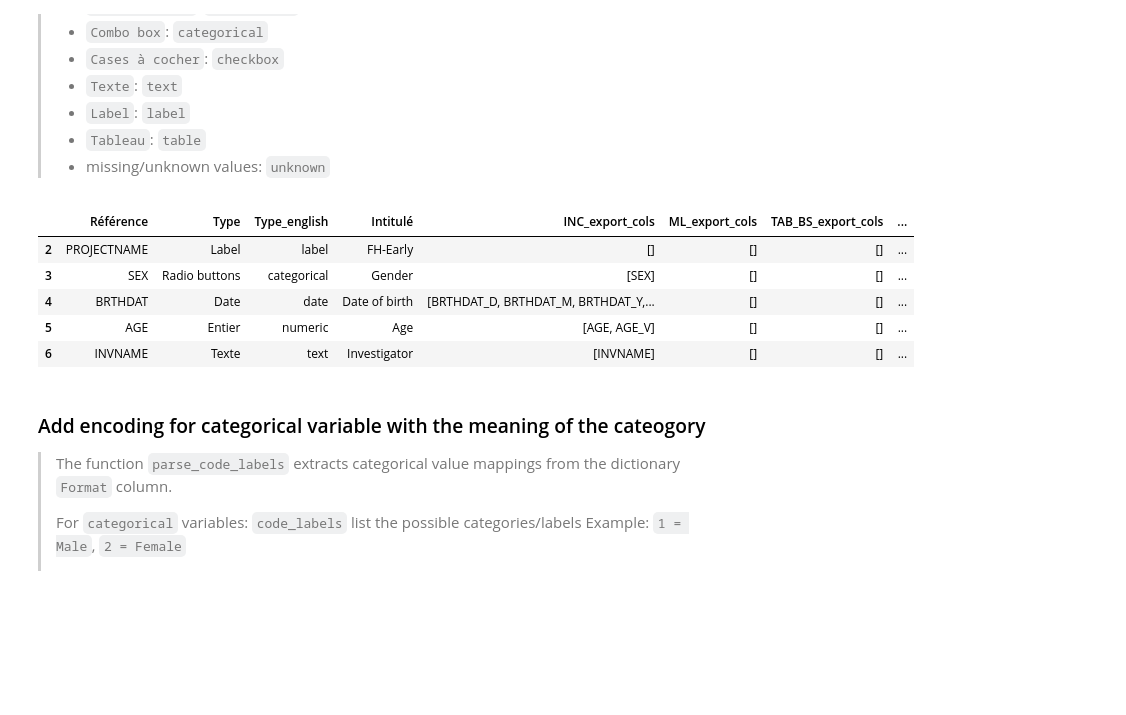
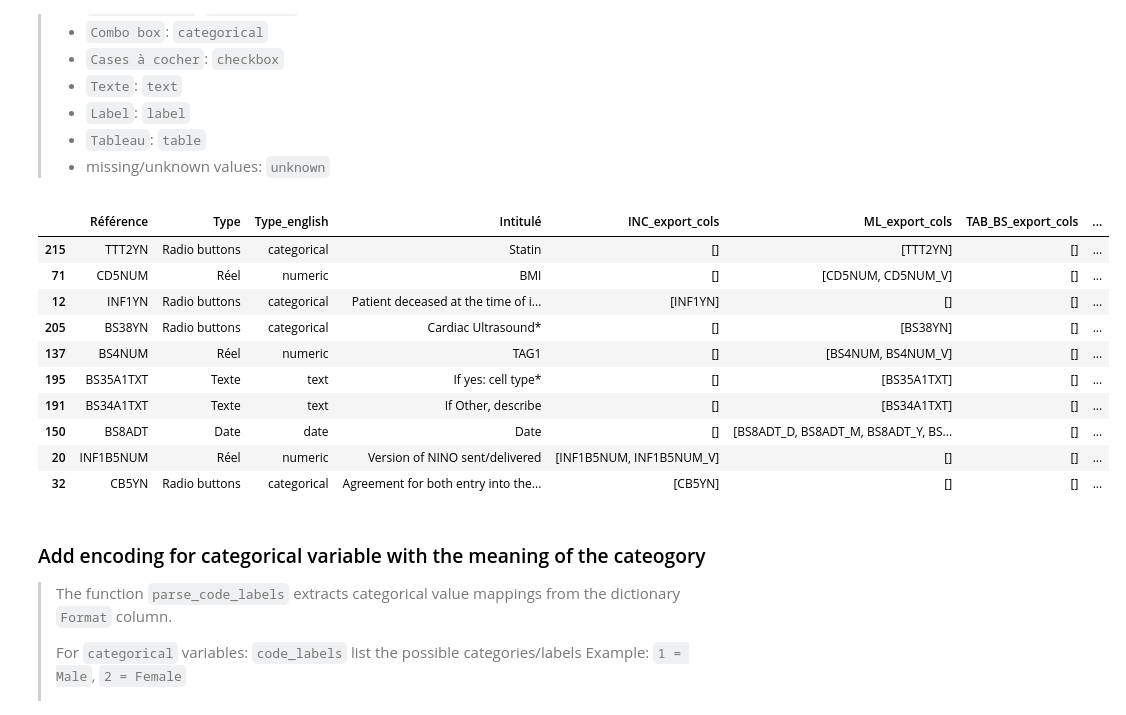
Before and after one commit to gpietrop/fh-project, a Jupyter notebook: database/mock-up/tutorial_catalog.ipynb, the cells around one changed output. Cells and saved outputs as stored; diff of their text form; code cells hidden in the pictures; blank space fills up the shorter version.

```diff
--- a/database/mock-up/tutorial_utils_database.ipynb
+++ b/database/mock-up/tutorial_catalog.ipynb
@@ -105,14 +105,19 @@ summary, mismatched = summarize_dictionary_export_map(mapped)
 > - missing/unknown values: `unknown`
 # %%
 mapped["Type_english"] = mapped["Type"].apply(classify_variable_type)
-mapped[["Référence", "Type", "Type_english", "Intitulé", "INC_export_cols", "ML_export_cols", "TAB_BS_export_cols", "TAB_FH_export_cols"]].head()
+mapped[["Référence", "Type", "Type_english", "Intitulé", "INC_export_cols", "ML_export_cols", "TAB_BS_export_cols", "TAB_FH_export_cols"]].sample(10)
 # %% [output]
 |  | Référence | Type | Type_english | Intitulé | INC_export_cols | ML_export_cols | TAB_BS_export_cols | ... |
-| 2 | PROJECTNAME | Label | label | FH-Early | [] | [] | [] | ... |
-| 3 | SEX | Radio buttons | categorical | Gender | [SEX] | [] | [] | ... |
-| 4 | BRTHDAT | Date | date | Date of birth | [BRTHDAT_D, BRTHDAT_M, BRTHDAT_Y,... | [] | [] | ... |
-| 5 | AGE | Entier | numeric | Age | [AGE, AGE_V] | [] | [] | ... |
-| 6 | INVNAME | Texte | text | Investigator | [INVNAME] | [] | [] | ... |
+| 215 | TTT2YN | Radio buttons | categorical | Statin | [] | [TTT2YN] | [] | ... |
+| 71 | CD5NUM | Réel | numeric | BMI | [] | [CD5NUM, CD5NUM_V] | [] | ... |
+| 12 | INF1YN | Radio buttons | categorical | Patient deceased at the time of i... | [INF1YN] | [] | [] | ... |
+| 205 | BS38YN | Radio buttons | categorical | Cardiac Ultrasound* | [] | [BS38YN] | [] | ... |
+| 137 | BS4NUM | Réel | numeric | TAG1 | [] | [BS4NUM, BS4NUM_V] | [] | ... |
+| 195 | BS35A1TXT | Texte | text | If yes: cell type* | [] | [BS35A1TXT] | [] | ... |
+| 191 | BS34A1TXT | Texte | text | If Other, describe | [] | [BS34A1TXT] | [] | ... |
+| 150 | BS8ADT | Date | date | Date | [] | [BS8ADT_D, BS8ADT_M, BS8ADT_Y, BS... | [] | ... |
+| 20 | INF1B5NUM | Réel | numeric | Version of NINO sent/delivered | [INF1B5NUM, INF1B5NUM_V] | [] | [] | ... |
+| 32 | CB5YN | Radio buttons | categorical | Agreement for both entry into the... | [CB5YN] | [] | [] | ... |
 # %% [markdown]
 ### Add encoding for categorical variable with the meaning of the cateogory
 > The function `parse_code_labels` extracts categorical value mappings from the dictionary `Format` column.
```
Also changed, not shown: parts of 2 cells of this notebook, 1 other file.
